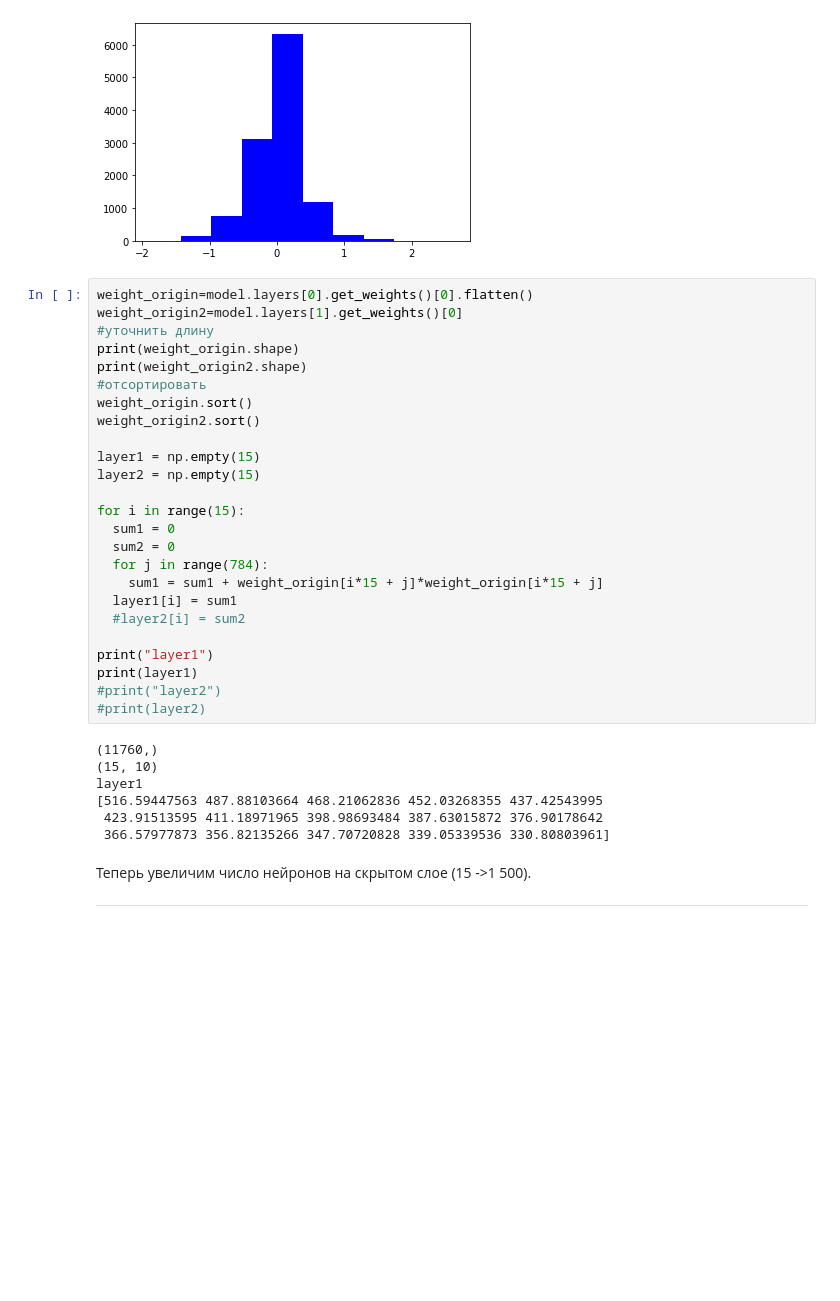
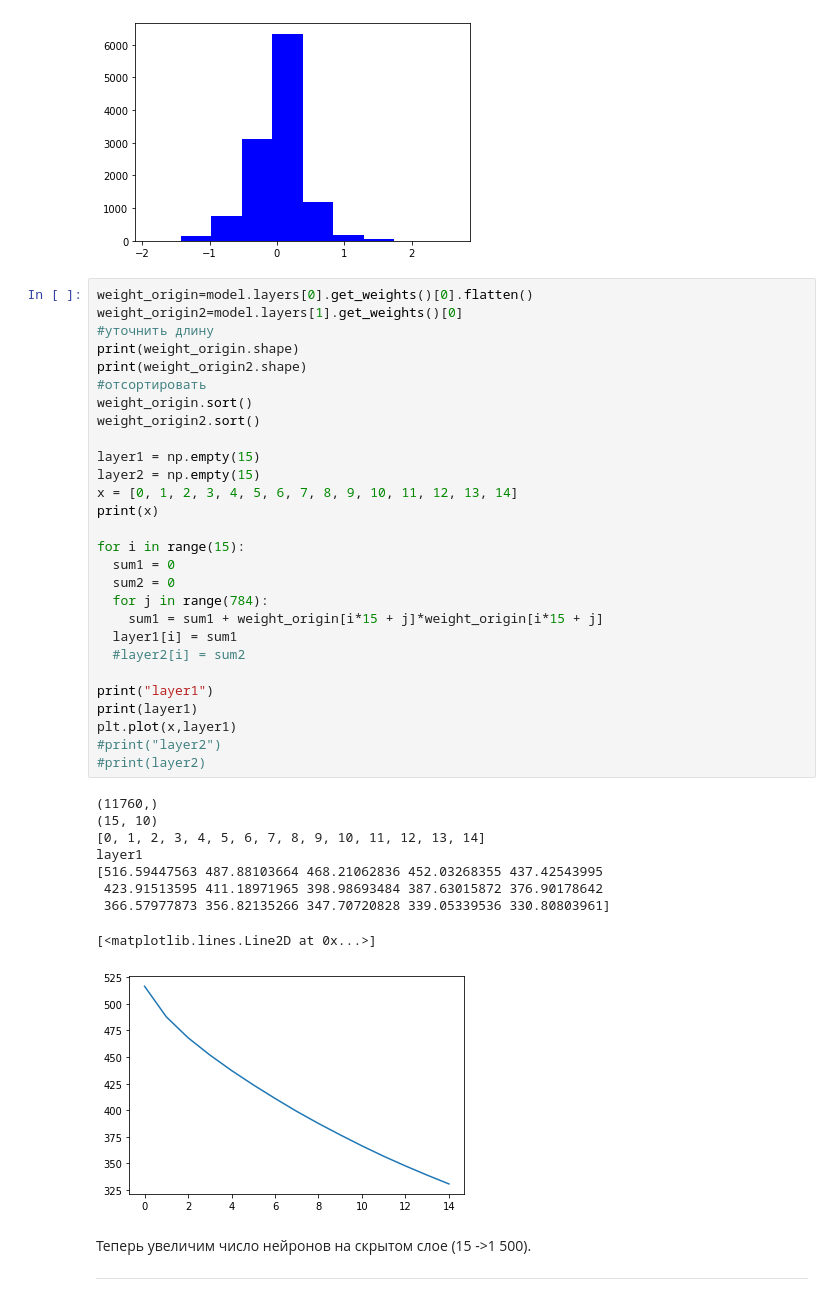
Before and after one commit to helenross636/magic_season, a Jupyter notebook: mnist_keras.ipynb, the cells around one changed output. Saved outputs shown, nothing was run; the diff lists cells and outputs as text; blank space fills up the shorter version.

```diff
--- a/mnist_keras.ipynb
+++ b/mnist_keras.ipynb
@@ -109,33 +109,39 @@ weight_origin=model.layers[0].get_weights()[0].flatten()
 weight_origin2=model.layers[1].get_weights()[0]
 #уточнить длину
 print(weight_origin.shape)
 print(weight_origin2.shape)
 #отсортировать
 weight_origin.sort()
 weight_origin2.sort()
 
 layer1 = np.empty(15)
 layer2 = np.empty(15)
+x = [0, 1, 2, 3, 4, 5, 6, 7, 8, 9, 10, 11, 12, 13, 14]
+print(x)
 
 for i in range(15):
   sum1 = 0
   sum2 = 0
   for j in range(784):
     sum1 = sum1 + weight_origin[i*15 + j]*weight_origin[i*15 + j]
   layer1[i] = sum1
   #layer2[i] = sum2
 
 print("layer1")
 print(layer1)
+plt.plot(x,layer1)
 #print("layer2")
 #print(layer2)
 # %% [output]
 (11760,)
 (15, 10)
+[0, 1, 2, 3, 4, 5, 6, 7, 8, 9, 10, 11, 12, 13, 14]
 layer1
 [516.59447563 487.88103664 468.21062836 452.03268355 437.42543995
  423.91513595 411.18971965 398.98693484 387.63015872 376.90178642
  366.57977873 356.82135266 347.70720828 339.05339536 330.80803961]
+[<matplotlib.lines.Line2D at 0x...>]
+[figure, added]
 # %% [markdown]
 Теперь увеличим число нейронов на скрытом слое (15 ->1 500).
 
```
